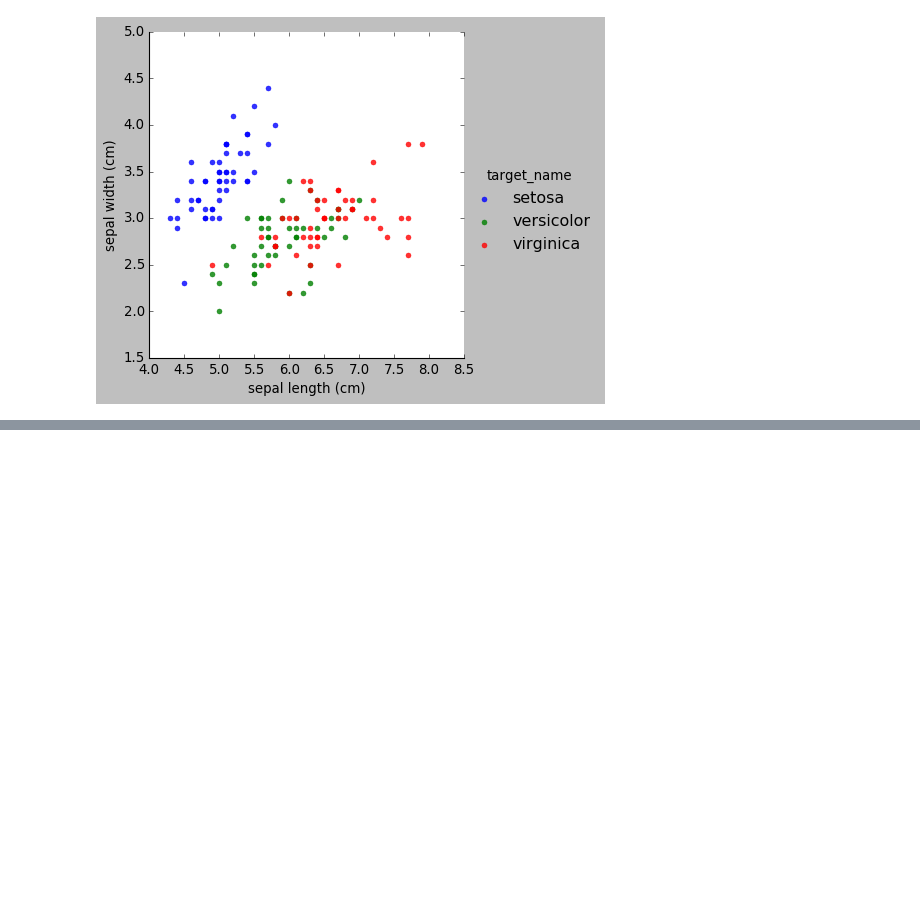
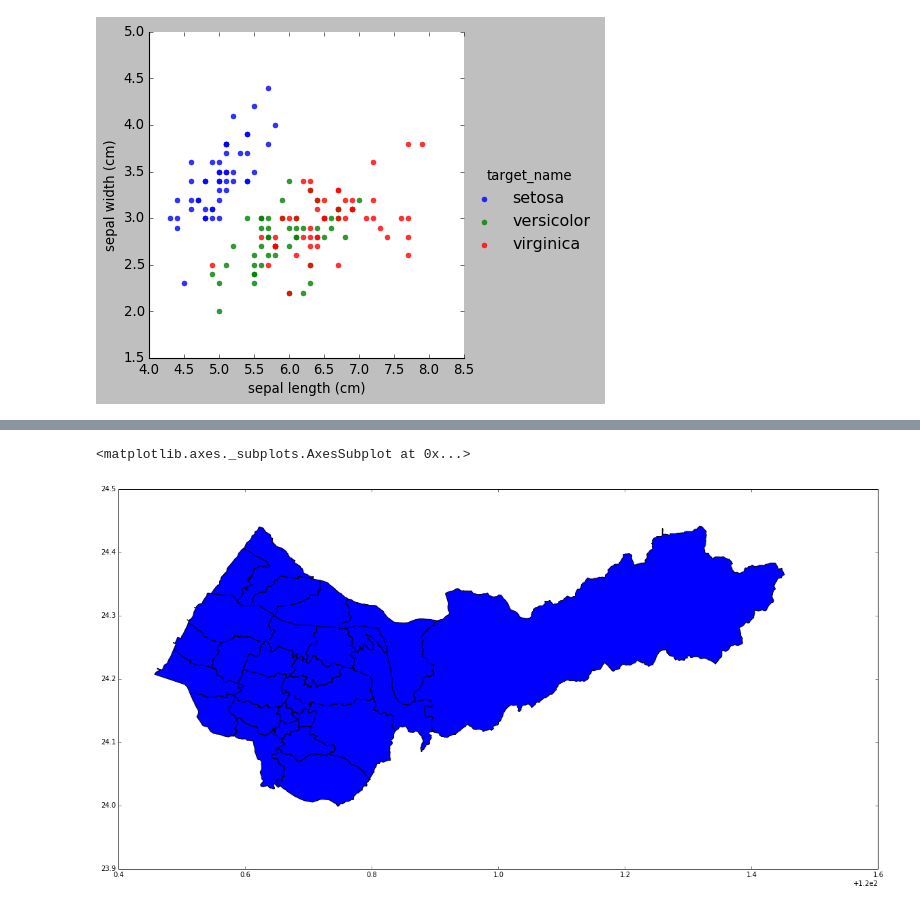
Before and after one commit to LaiYenShuo/Python_test, a Jupyter notebook: PLOT.ipynb, the cells around one changed output, grey strips where cells are left out. Drawn from its saved outputs; the diff is of its cells as text; code cells hidden in the pictures; blank space fills up the shorter version.

```diff
--- a/PLOT.ipynb
+++ b/PLOT.ipynb
@@ -304,0 +247,6 @@ plt.subplots_adjust(wspace=0, hspace=0)
+# %%
+taichung_town_shp=town_shp[town_shp['COUNTYNAME']=='臺中市']
+taichung_town_shp.plot()
+# %% [output]
+<matplotlib.axes._subplots.AxesSubplot at 0x...>
+[figure, added]
```
Also changed, not shown: parts of 32 cells of this notebook.
